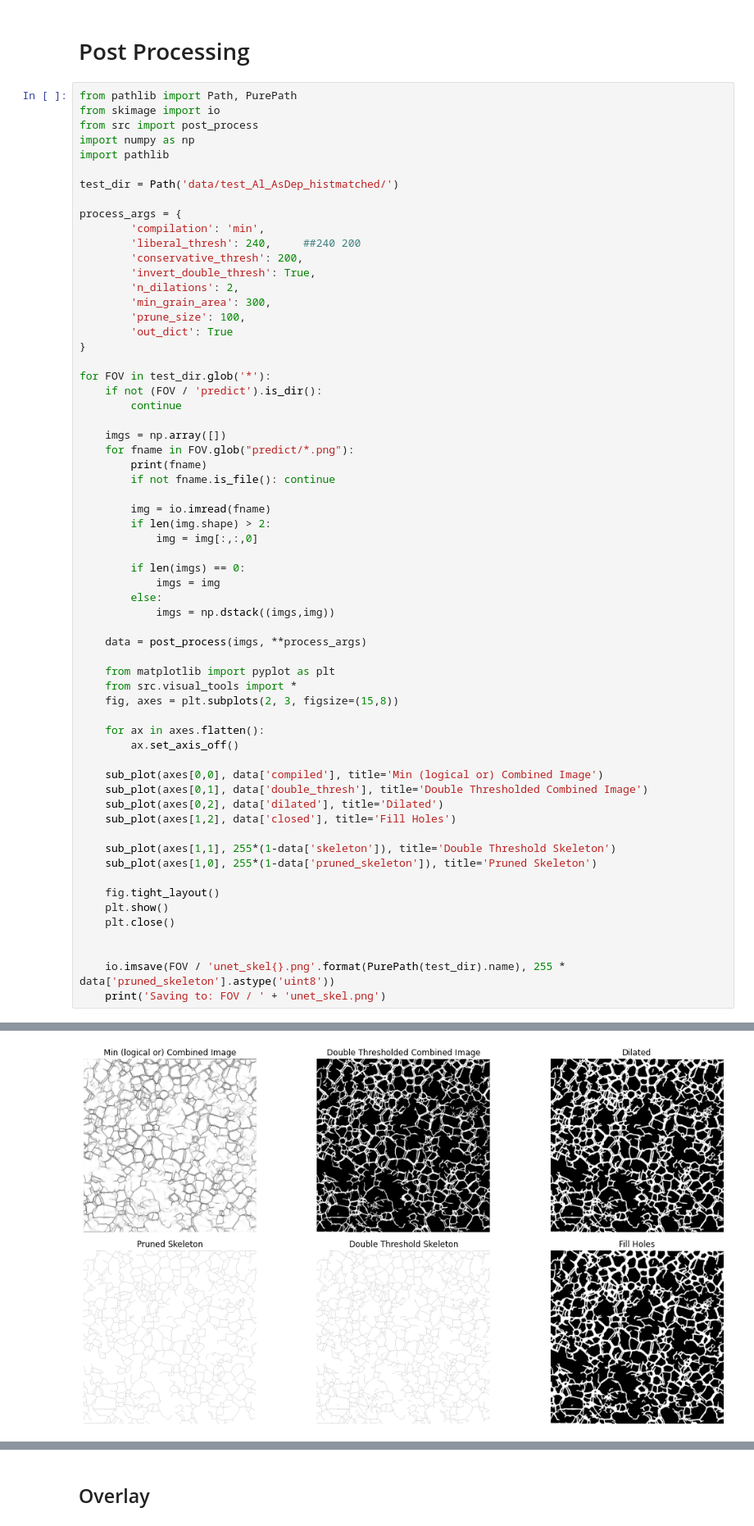
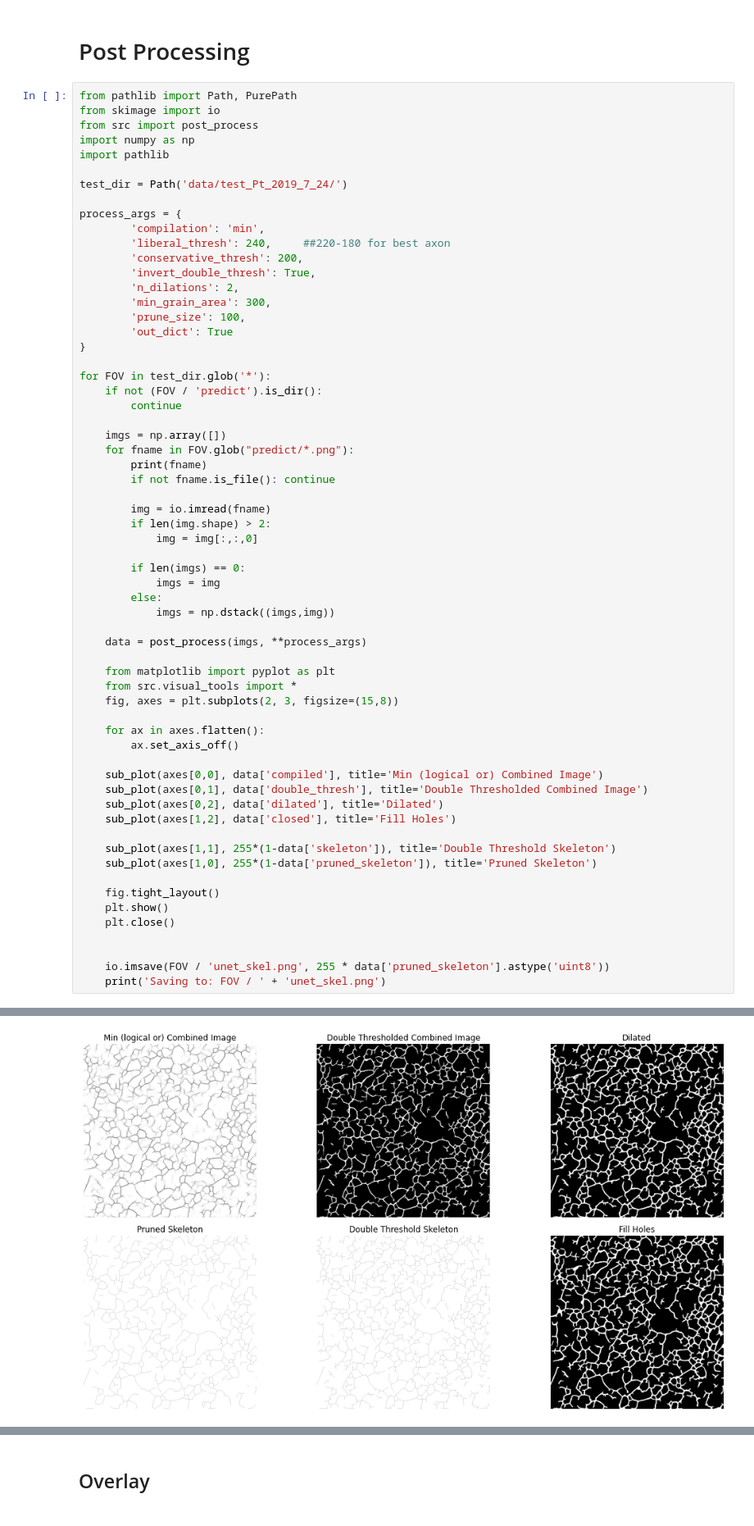
Before and after one commit to xkstein/Grain-U-Net, a Jupyter notebook: main.ipynb, the cells around one changed output, grey strips where cells are left out. Shown at 82% size. Cells and saved outputs as stored; diff of their text form.

```diff
--- a/main.ipynb
+++ b/main.ipynb
@@ -237,11 +206,11 @@ from src import post_process
 import numpy as np
 import pathlib
 
-test_dir = Path('data/test_Al_AsDep_histmatched/')
+test_dir = Path('data/test_Pt_2019_7_24/')
 
 process_args = {
         'compilation': 'min',
-        'liberal_thresh': 240,     ##240 200
+        'liberal_thresh': 240,     ##220-180 for best axon
         'conservative_thresh': 200,
         'invert_double_thresh': True,
         'n_dilations': 2,
@@ -290,6 +259,6 @@ for FOV in test_dir.glob('*'):
     plt.close()
 
 
-    io.imsave(FOV / 'unet_skel{}.png'.format(PurePath(test_dir).name), 255 * data['pruned_skeleton'].astype('uint8'))
+    io.imsave(FOV / 'unet_skel.png', 255 * data['pruned_skeleton'].astype('uint8'))
     print('Saving to: FOV / ' + 'unet_skel.png')
 # %% [output]
@@ -299,2 +266,2 @@ data/test_Al_AsDep_histmatched/fov4/predict/al-263-asd_30umObj_28.5kx_4sec-int_f
-[figure, old version]
+[figure, new version]
 Saving to: FOV / unet_skel.png
```
Also changed, not shown: parts of 8 cells of this notebook, 7 other files.
